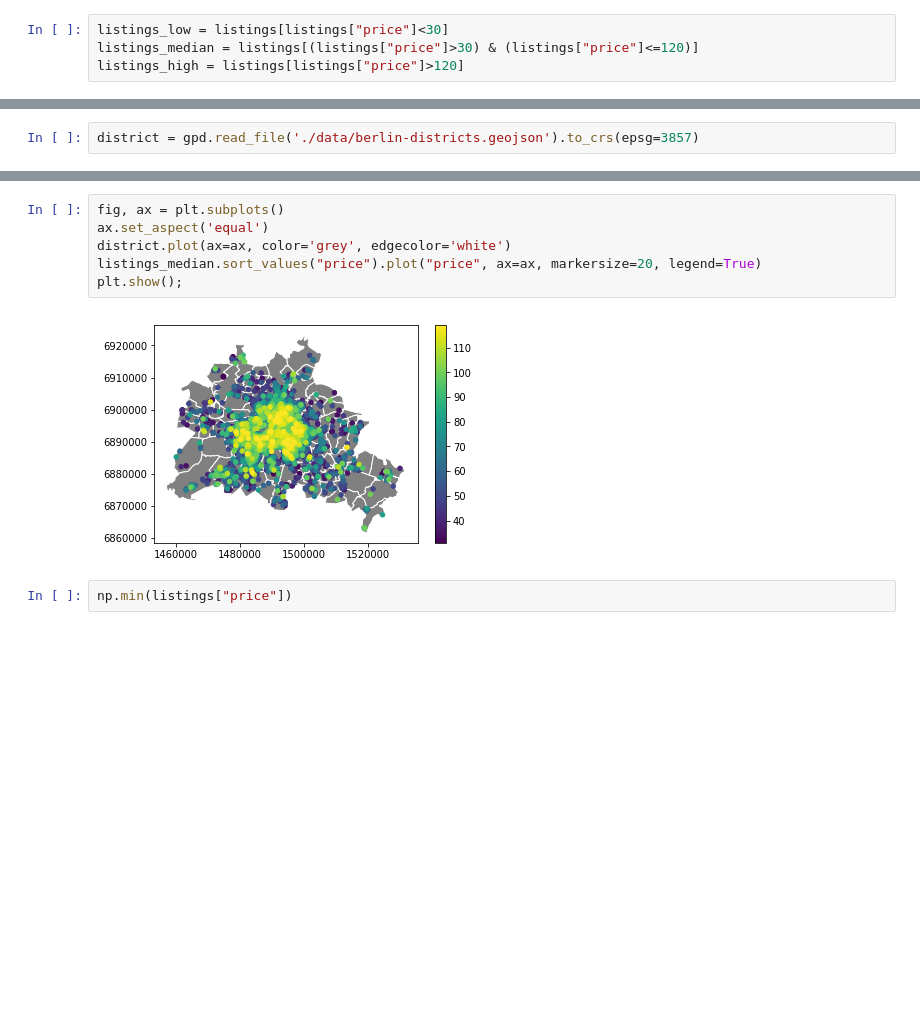
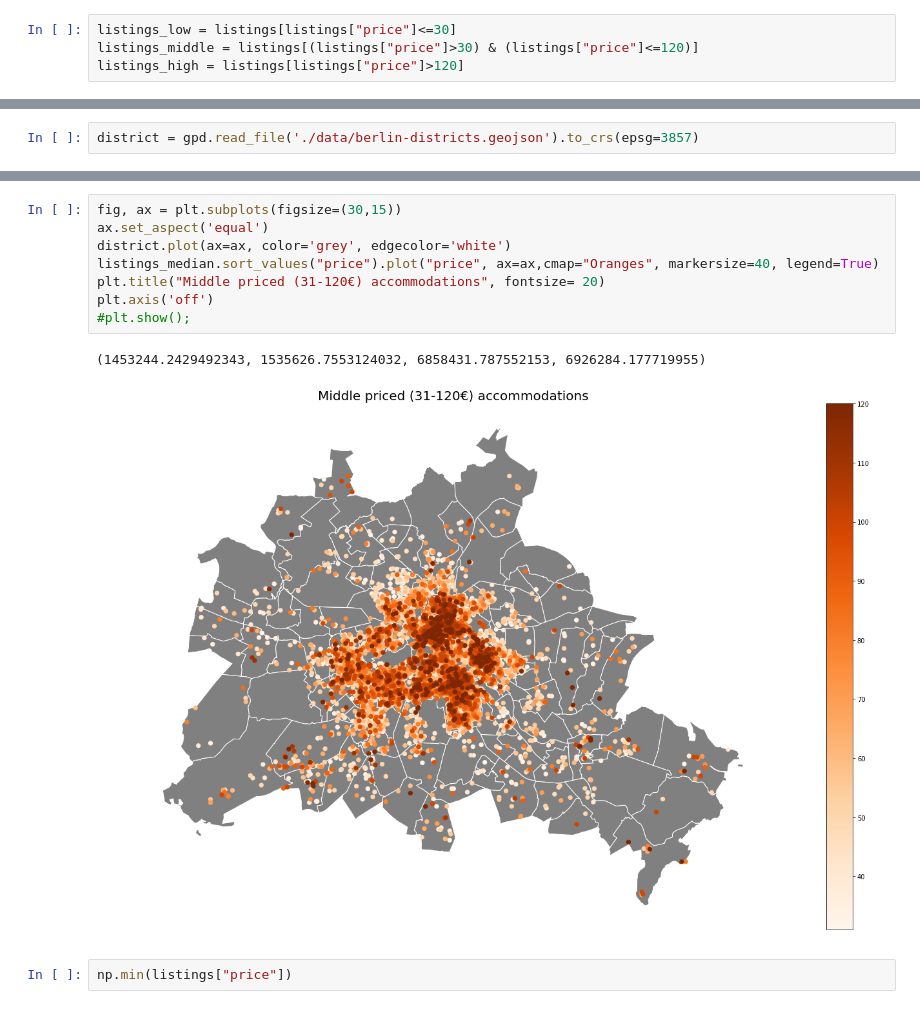
Before and after one commit to adivicco47/Spatialstatistics, a Jupyter notebook: BerlinListings.ipynb, the cells around one changed output, grey strips where cells are left out. Saved outputs shown, nothing was run; the diff lists cells and outputs as text; blank space fills up the shorter version.

```diff
--- a/BerlinListings.ipynb
+++ b/BerlinListings.ipynb
@@ -107,8 +136,8 @@ listings = gpd.GeoDataFrame(listings)
 listings.crs = {'init':'epsg:4269'}
 listings = listings.to_crs(epsg=3857)
 # %%
-listings_low = listings[listings["price"]<30]
-listings_median = listings[(listings["price"]>30) & (listings["price"]<=120)]
+listings_low = listings[listings["price"]<=30]
+listings_middle = listings[(listings["price"]>30) & (listings["price"]<=120)]
 listings_high = listings[listings["price"]>120]
 # %%
 #listings_low.sort_values('price').plot('price',cmap="rainbow", legend=True)
@@ -138,11 +173,14 @@ plt.show();
 # %%
-fig, ax = plt.subplots()
+fig, ax = plt.subplots(figsize=(30,15))
 ax.set_aspect('equal')
 district.plot(ax=ax, color='grey', edgecolor='white')
-listings_median.sort_values("price").plot("price", ax=ax, markersize=20, legend=True)
-plt.show();
+listings_median.sort_values("price").plot("price", ax=ax,cmap="Oranges", markersize=40, legend=True)
+plt.title("Middle priced (31-120€) accommodations", fontsize= 20)
+plt.axis('off')
+#plt.show();
 # %% [output]
+(1453244.2429492343, 1535626.7553124032, 6858431.787552153, 6926284.177719955)
-[figure, old version]
+[figure, new version]
 # %%
 np.min(listings["price"])
 # %% [output]
```
Also changed, not shown: parts of 9 cells of this notebook, 6 other files.
